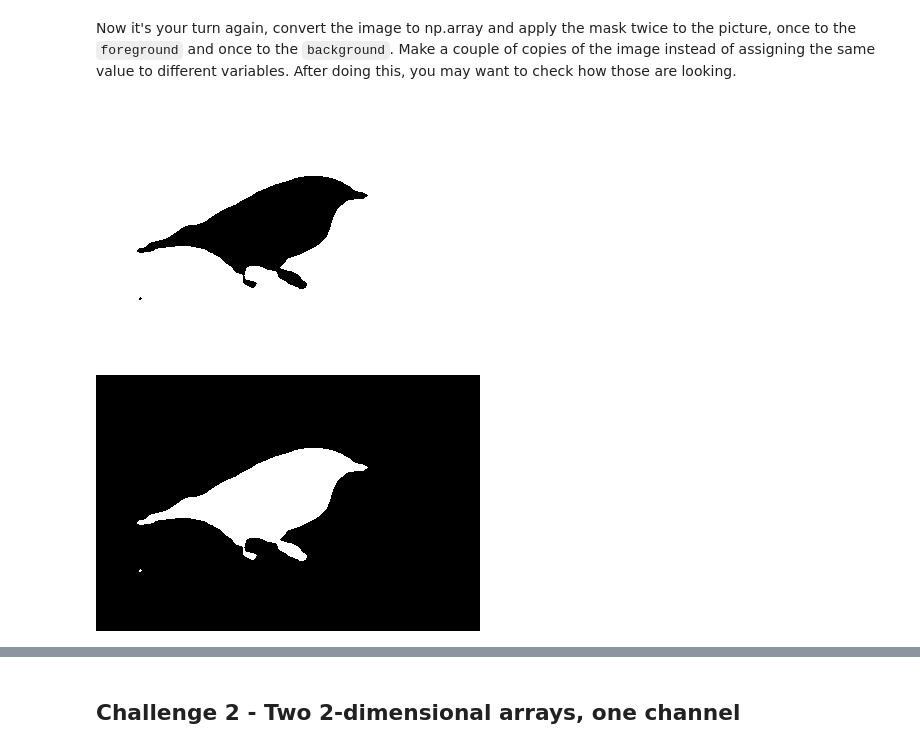
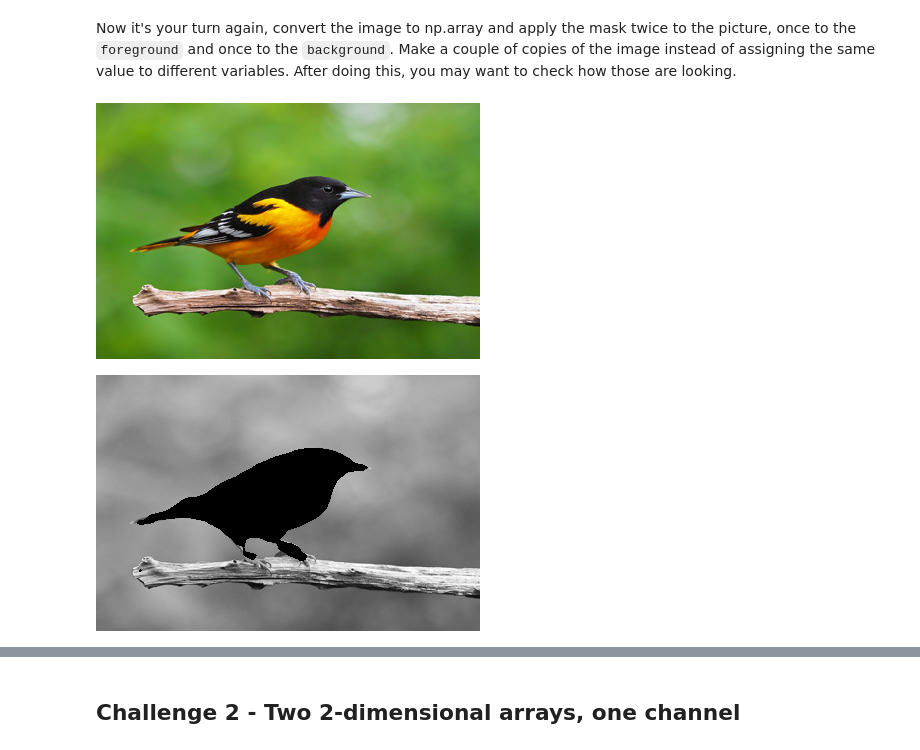
Before and after one commit to blancalluch/ImageSegmentation, a Jupyter notebook: main.ipynb, the cells around one changed output, grey strips where cells are left out. Cells and saved outputs as stored; diff of their text form; code cells hidden in the pictures.

```diff
--- a/main.ipynb
+++ b/main.ipynb
@@ -89,23 +71,18 @@ Now it's your turn again, convert the image to np.array and apply the mask twice
 # %%
 # Your code here
 
 #Convertida la imagen en array
 np_im = np.array(new_image)
 #Convertida de nuevo en imagen.
 arr=Image.fromarray(np_im)
-#Copiando dos imágenes para los filtros.
-im2 = new_image.copy()
-im3=new_image.copy()
-#Mask2
-mask2 = generateMask(im2)
-background_mask = np.all(mask2 == [0, 0, 0], axis=-1)
-arr2=Image.fromarray(background_mask)
-display(arr2)
-#Mask3
-mask3 = generateMask(im3)
-foreground_mask = np.any(mask3 != [0, 0, 0], axis=-1)
-arr3=Image.fromarray(foreground_mask)
-display(arr3)
+display(arr)
 # %% [output]
-[figure, old version]
+[figure, new version]
-[figure, removed]
+# %%
+background = np_im[:,:,1]*background_mask
+arr2=Image.fromarray(background)
+display(arr2)
+
+im2 = arr2.copy()
+# %% [output]
+[figure, added]
```
Also changed, not shown: parts of 17 cells of this notebook.
